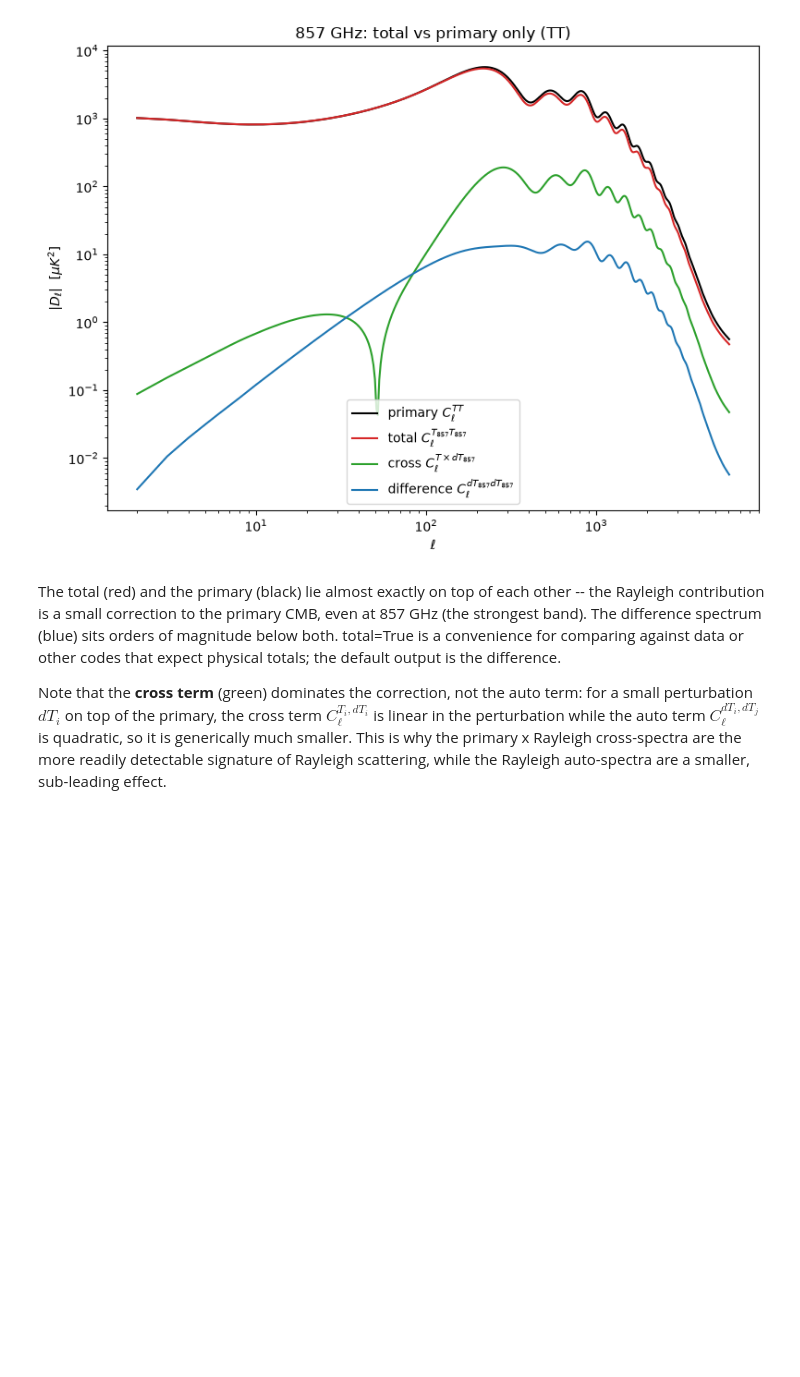
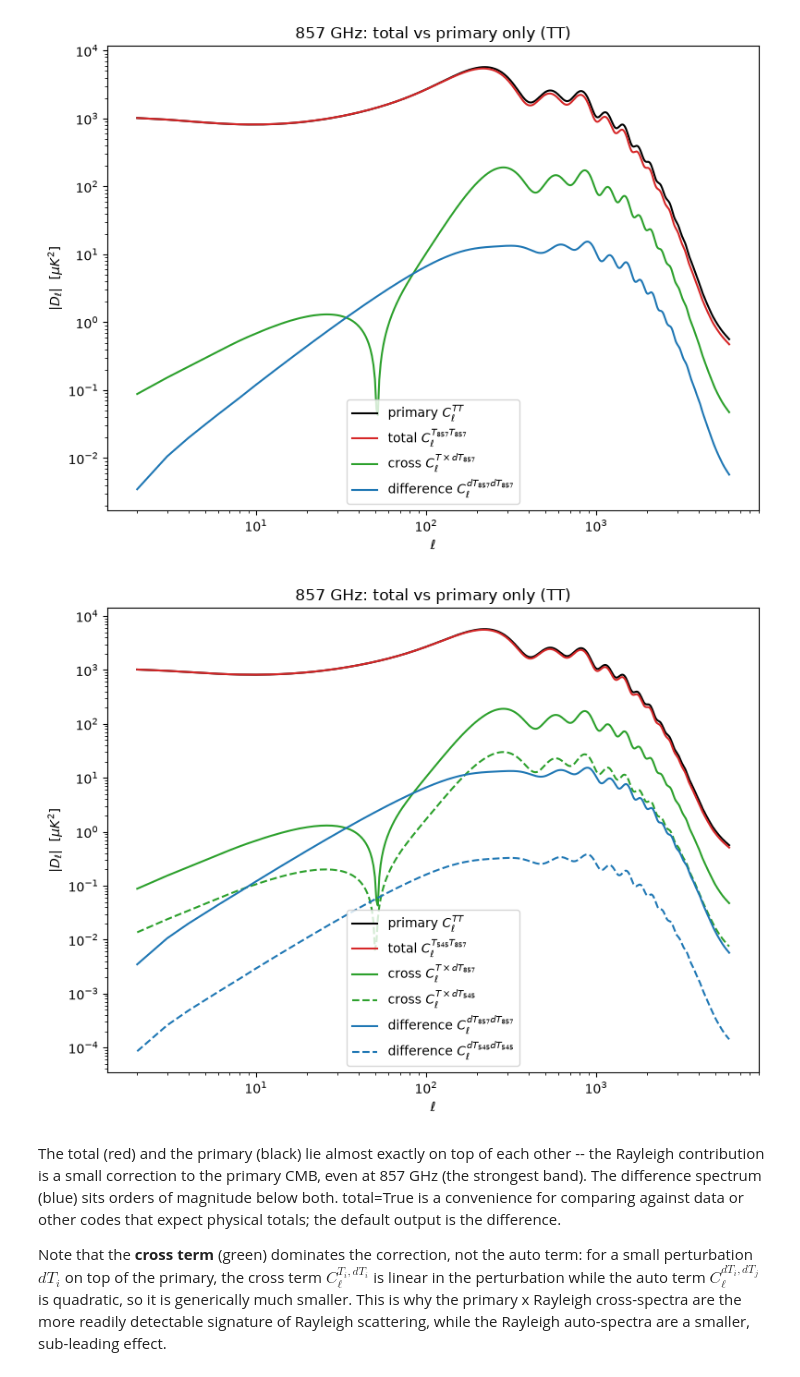
Before and after one commit to Kwanit/CAMB-Rayleigh, a Jupyter notebook: Tutorial.ipynb, the cells around one changed output. Saved outputs shown, nothing was run; the diff lists cells and outputs as text; code cells hidden in the pictures; blank space fills up the shorter version.

```diff
--- a/Tutorial.ipynb
+++ b/Tutorial.ipynb
@@ -270,6 +272,27 @@ fig.tight_layout()
 plt.show()
 # %% [output]
 [figure]
+# %%
+i857 = freqs.index(857) + 1
+i545 = freqs.index(545) + 1
+
+fig, ax = plt.subplots(figsize=(8, 6))
+ax.plot(ell[2:], np.abs(cls[0, 0, 2:, 0]), color="k", label=r"primary $C_\ell^{TT}$")
+ax.plot(ell[2:], np.abs(cls_total[i545, i857, 2:, 0]), color="C3", label=r"total $C_\ell^{T_{545}T_{857}}$")
+ax.plot(ell[2:], np.abs(cls[0, i857, 2:, 0]), color="C2", label=r"cross $C_\ell^{T \times dT_{857}}$")
+ax.plot(ell[2:], np.abs(cls[0, i545, 2:, 0]), color="C2", ls="--", label=r"cross $C_\ell^{T \times dT_{545}}$")
+ax.plot(ell[2:], np.abs(cls[i857, i857, 2:, 0]), color="C0", label=r"difference $C_\ell^{dT_{857}dT_{857}}$")
+ax.plot(ell[2:], np.abs(cls[i545, i545, 2:, 0]), color="C0", ls="--", label=r"difference $C_\ell^{dT_{545}dT_{545}}$")
+ax.set_xscale("log")
+ax.set_yscale("log")
+ax.set_xlabel(r"$\ell$")
+ax.set_ylabel(r"$|D_\ell|$  [$\mu K^2$]")
+ax.set_title("857 GHz: total vs primary only (TT)")
+ax.legend()
+fig.tight_layout()
+plt.show()
+# %% [output]
+[figure, added]
 # %% [markdown]
 The total (red) and the primary (black) lie almost exactly on top of each other -- the Rayleigh contribution is a small correction to the primary CMB, even at 857 GHz (the strongest band). The difference spectrum (blue) sits orders of magnitude below both. total=True is a convenience for comparing against data or other codes that expect physical totals; the default output is the difference.
 
```
Also changed, not shown: parts of 2 cells of this notebook.
